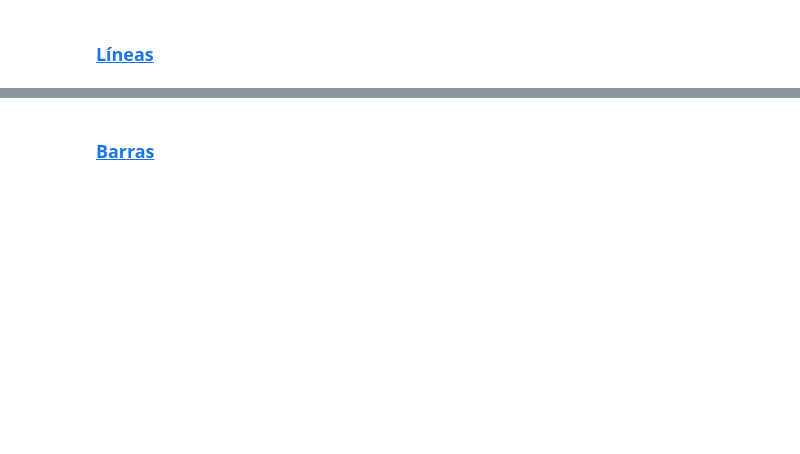
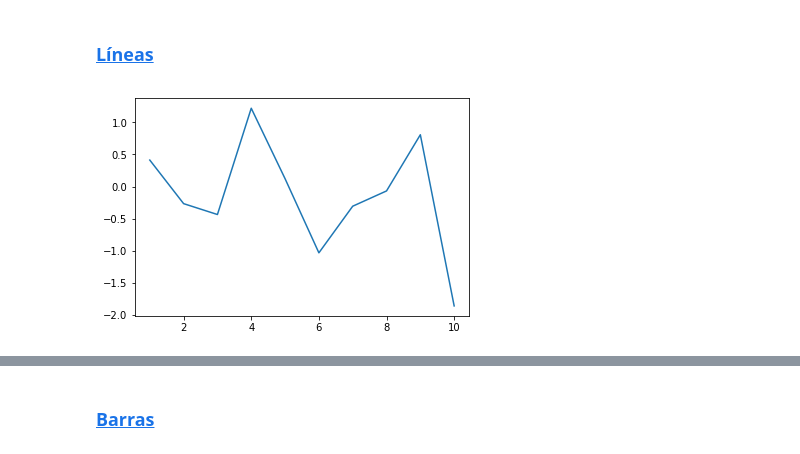
Before and after one commit to aliciapj/intro_ml_python, a Jupyter notebook: teoria/1.3_matplotlib.ipynb, the cells around one changed output, grey strips where cells are left out. Drawn from its saved outputs; the diff is of its cells as text; code cells hidden in the pictures; blank space fills up the shorter version.

```diff
--- a/teoria/1.3_matplotlib.ipynb
+++ b/teoria/1.3_matplotlib.ipynb
@@ -9,12 +20,15 @@ import pandas as pd
 # %%
 import matplotlib.pyplot as plt
 import numpy as np
 import pandas as pd
 
-df=pd.DataFrame({'x_data': range(1,11), 'y_data': np.random.randn(10) })
+df=pd.DataFrame({'x_data': range(1,11),
+                 'y_data': np.random.randn(10) })
 
 plt.plot('x_data', 'y_data', data=df)
 plt.show()
+# %% [output]
+[figure, added]
 # %%
 plt.plot('x_data', 'y_data', data=df, color='skyblue', linestyle=':', linewidth=4)
 plt.show()
```
Also changed, not shown: parts of 22 cells of this notebook, 35 other files.
